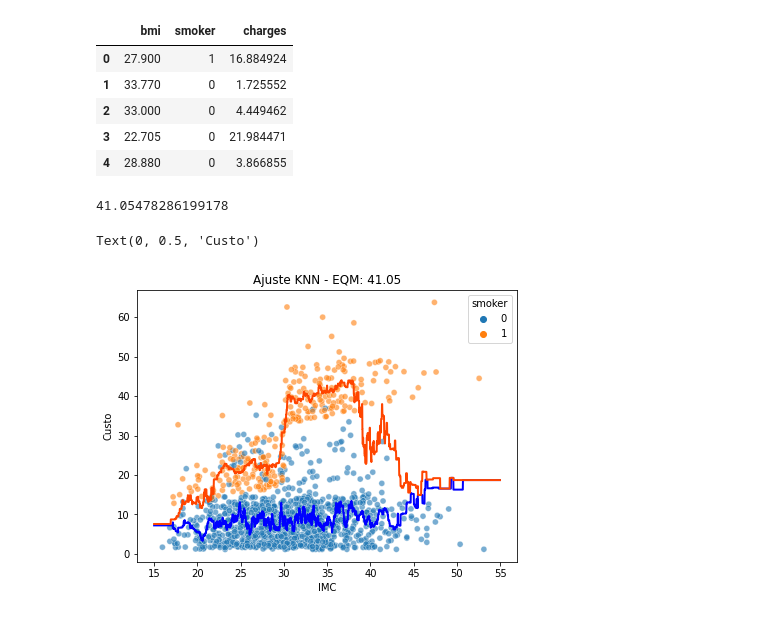
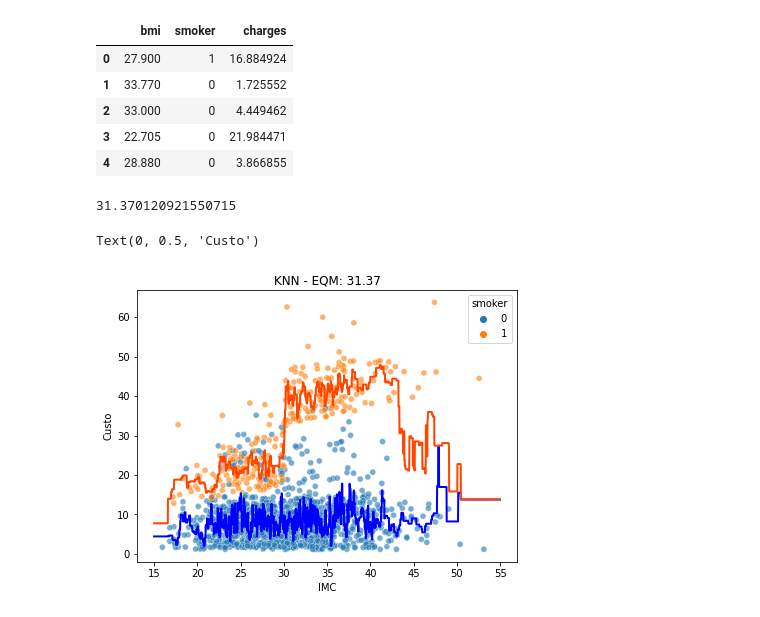
Before and after one commit to angeruzzi/MachineLearningRef, a Jupyter notebook: KNN.ipynb, the cells around one changed output. Saved outputs shown, nothing was run; the diff lists cells and outputs as text; code cells hidden in the pictures.

```diff
--- a/KNN.ipynb
+++ b/KNN.ipynb
@@ -39,7 +43,7 @@ dados.head()
 | 3 | 22.705 | 0 | 21.984471 |
 | 4 | 28.880 | 0 | 3.866855 |
 # %%
-k = 15 #número de vizinhos que serão considerados
+k = 5 #número de vizinhos que serão considerados
 eqms_treino = []
 eqms_teste = []
 
@@ -53,29 +57,29 @@ preditos = knn.predict(X)
 eqm = mean_squared_error(preditos, y)
 eqm
 # %% [output]
-41.05478286199178
+31.370120921550715
 # %%
 #Gráfico do modelo
 
 x = np.arange(15, 55, 0.01)
 v0 = np.zeros(len(x))
 v1 = np.ones(len(x))
 
 c0 = pd.DataFrame([x, v0], index = ['bmi', 'smoker']).T
 c1 = pd.DataFrame([x, v1], index = ['bmi', 'smoker']).T
 
 d0 = knn.predict(c0)
 d1 = knn.predict(c1)
 
 plt.figure(figsize = (15, 5))
 
 plt.subplot(1, 2, 1)
 sns.scatterplot(x = X['bmi'], y = y, hue =  X['smoker'], alpha = 0.6)
 plt.plot(x, d0, '-', color = 'blue', linewidth = 2)
 plt.plot(x, d1, '-', color = 'orangered', linewidth = 2)
-plt.title('Ajuste KNN - EQM: ' + str(round(eqm, 2)))
+plt.title('KNN - EQM: ' + str(round(eqm, 2)))
 plt.xlabel('IMC')
 plt.ylabel('Custo')
 # %% [output]
 Text(0, 0.5, 'Custo')
-[figure, old version]
+[figure, new version]
```
Also changed, not shown: parts of 4 cells of this notebook.
